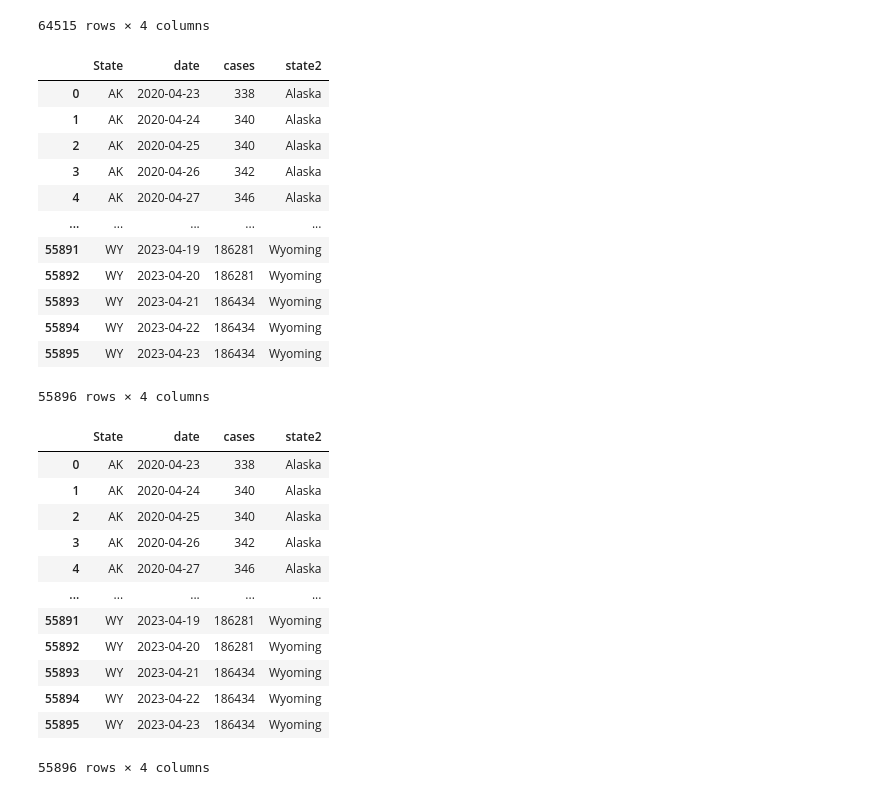
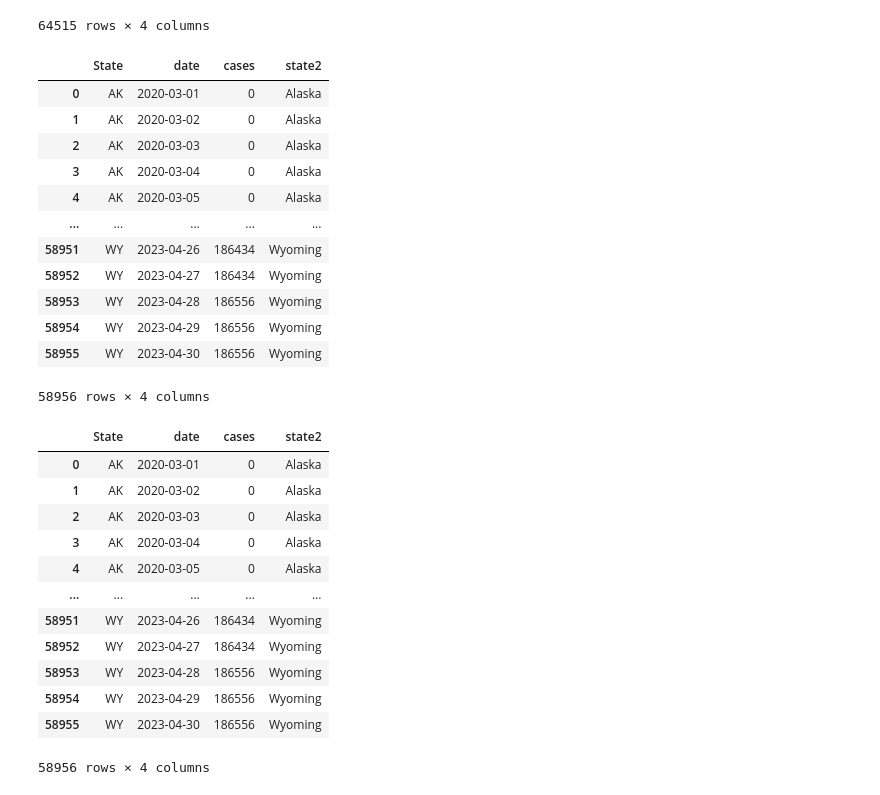
Before and after one commit to roaayousif/covid19_affects_on_mental_health, a Jupyter notebook: notebook/capstone_survey_data.ipynb, the cells around one changed output. Cells and saved outputs as stored; diff of their text form; code cells hidden in the pictures.

```diff
--- a/notebook/capstone_survey_data.ipynb
+++ b/notebook/capstone_survey_data.ipynb
@@ -327,37 +327,37 @@ covid_df
 64515 rows × 4 columns
 # %%
 #filtered for certain dates
-covid_cases_by_state_df = covid_df.loc[(covid_df['date'] >= '2020-04-23') & (covid_df['date'] <= '2023-04-23')].reset_index(drop=True)
+covid_cases_by_state_df = covid_df.loc[(covid_df['date'] >= '2020-03-01') & (covid_df['date'] <= '2023-04-30')].reset_index(drop=True)
 covid_cases_by_state_df
 # %% [output]
 |  | State | date | cases | state2 |
-| 0 | AK | 2020-04-23 | 338 | Alaska |
-| 1 | AK | 2020-04-24 | 340 | Alaska |
-| 2 | AK | 2020-04-25 | 340 | Alaska |
-| 3 | AK | 2020-04-26 | 342 | Alaska |
-| 4 | AK | 2020-04-27 | 346 | Alaska |
+| 0 | AK | 2020-03-01 | 0 | Alaska |
+| 1 | AK | 2020-03-02 | 0 | Alaska |
+| 2 | AK | 2020-03-03 | 0 | Alaska |
+| 3 | AK | 2020-03-04 | 0 | Alaska |
+| 4 | AK | 2020-03-05 | 0 | Alaska |
 | ... | ... | ... | ... | ... |
-| 55891 | WY | 2023-04-19 | 186281 | Wyoming |
-| 55892 | WY | 2023-04-20 | 186281 | Wyoming |
-| 55893 | WY | 2023-04-21 | 186434 | Wyoming |
-| 55894 | WY | 2023-04-22 | 186434 | Wyoming |
-| 55895 | WY | 2023-04-23 | 186434 | Wyoming |
+| 58951 | WY | 2023-04-26 | 186434 | Wyoming |
+| 58952 | WY | 2023-04-27 | 186434 | Wyoming |
+| 58953 | WY | 2023-04-28 | 186556 | Wyoming |
+| 58954 | WY | 2023-04-29 | 186556 | Wyoming |
+| 58955 | WY | 2023-04-30 | 186556 | Wyoming |
-55896 rows × 4 columns
+58956 rows × 4 columns
 # %%
 covid_cases_by_state_df['date'] = pd.to_datetime(covid_cases_by_state_df['date'])
 # %%
 covid_cases_by_state_df
 # %% [output]
 |  | State | date | cases | state2 |
-| 0 | AK | 2020-04-23 | 338 | Alaska |
-| 1 | AK | 2020-04-24 | 340 | Alaska |
-| 2 | AK | 2020-04-25 | 340 | Alaska |
-| 3 | AK | 2020-04-26 | 342 | Alaska |
-| 4 | AK | 2020-04-27 | 346 | Alaska |
+| 0 | AK | 2020-03-01 | 0 | Alaska |
+| 1 | AK | 2020-03-02 | 0 | Alaska |
+| 2 | AK | 2020-03-03 | 0 | Alaska |
+| 3 | AK | 2020-03-04 | 0 | Alaska |
+| 4 | AK | 2020-03-05 | 0 | Alaska |
 | ... | ... | ... | ... | ... |
-| 55891 | WY | 2023-04-19 | 186281 | Wyoming |
-| 55892 | WY | 2023-04-20 | 186281 | Wyoming |
-| 55893 | WY | 2023-04-21 | 186434 | Wyoming |
-| 55894 | WY | 2023-04-22 | 186434 | Wyoming |
-| 55895 | WY | 2023-04-23 | 186434 | Wyoming |
+| 58951 | WY | 2023-04-26 | 186434 | Wyoming |
+| 58952 | WY | 2023-04-27 | 186434 | Wyoming |
+| 58953 | WY | 2023-04-28 | 186556 | Wyoming |
+| 58954 | WY | 2023-04-29 | 186556 | Wyoming |
+| 58955 | WY | 2023-04-30 | 186556 | Wyoming |
-55896 rows × 4 columns
+58956 rows × 4 columns
```
Also changed, not shown: parts of 7 cells of this notebook, 5 other files.
